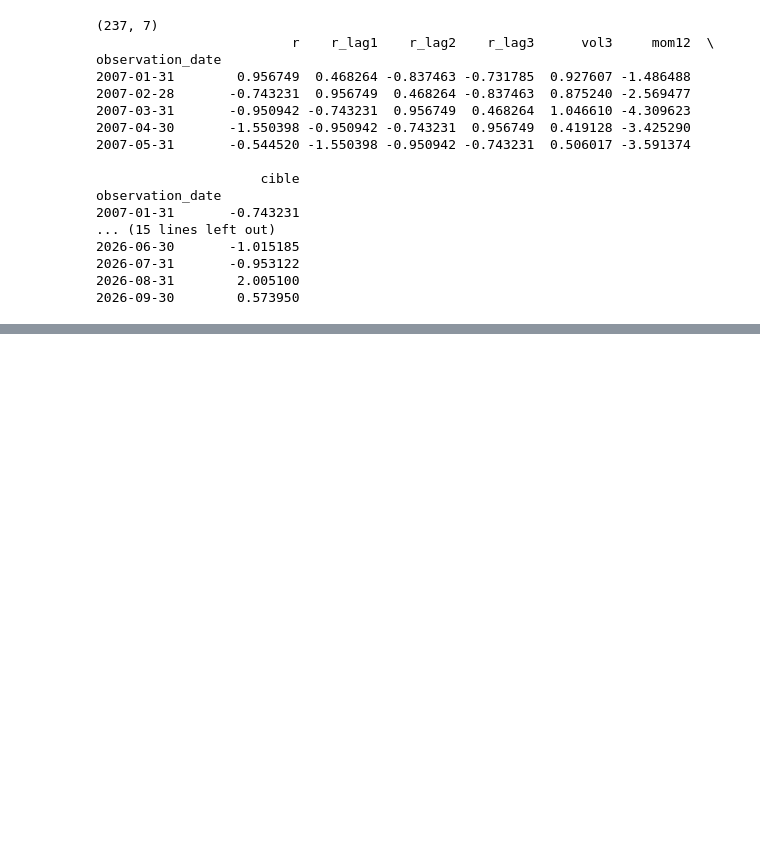
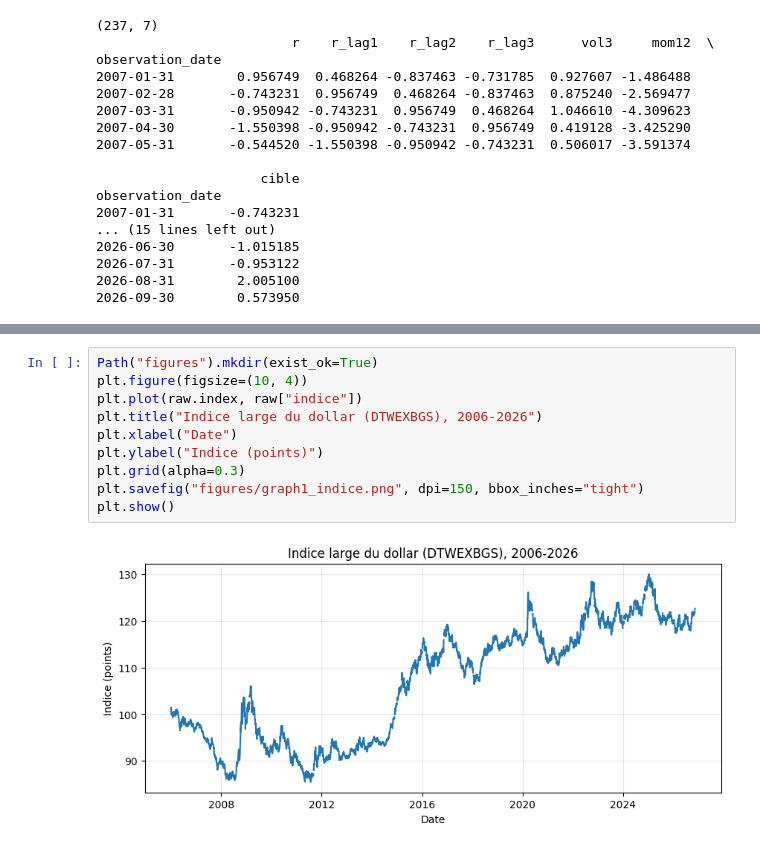
Before and after one commit to telloudi-khadijaencg-alt/23009059-TELLOUDIKHADIJA-G3FINANCE, a Jupyter notebook: notebooks/projet_F21.ipynb, the cells around one changed output, grey strips where cells are left out. Saved outputs shown, nothing was run; the diff lists cells and outputs as text; blank space fills up the shorter version.

```diff
--- a/notebooks/projet_F21.ipynb
+++ b/notebooks/projet_F21.ipynb
@@ -117,3 +117,15 @@ files.download("data/raw/DTWEXBGS.csv")
 # %% [output]
 [interactive output not drawn]
 [interactive output not drawn]
+# %%
+Path("figures").mkdir(exist_ok=True)
+plt.figure(figsize=(10, 4))
+plt.plot(raw.index, raw["indice"])
+plt.title("Indice large du dollar (DTWEXBGS), 2006-2026")
+plt.xlabel("Date")
+plt.ylabel("Indice (points)")
+plt.grid(alpha=0.3)
+plt.savefig("figures/graph1_indice.png", dpi=150, bbox_inches="tight")
+plt.show()
+# %% [output]
+[figure, added]
```
Also changed, not shown: parts of 7 cells of this notebook.
